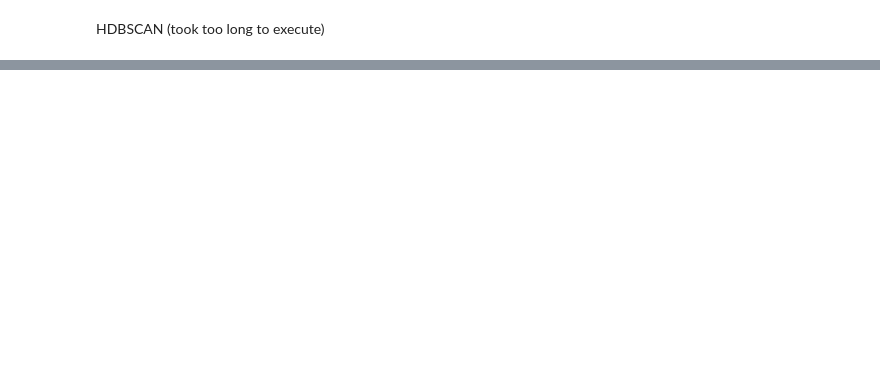
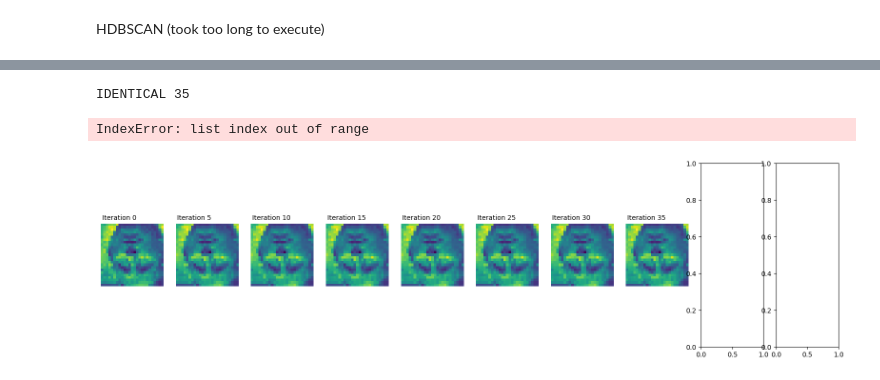
Before and after one commit to jtpotato/simc-2024, a Jupyter notebook: SIMC12_JMSS.ipynb, the cells around one changed output, grey strips where cells are left out. Drawn from its saved outputs; the diff is of its cells as text; code cells hidden in the pictures; blank space fills up the shorter version.

```diff
--- a/SIMC12_JMSS.ipynb
+++ b/SIMC12_JMSS.ipynb
@@ -514,7 +518,7 @@ b_kmeans = BisectingKMeans(
     n_clusters=4, n_init=10, bisecting_strategy="largest_cluster"
 )
 
-task_7_bkmeans_labels = b_kmeans.fit_predict(task_7_matrix)
+task_7_bkmeans_labels = b_kmeans.fit_predict(task_7_pca_weak)
 
 task_7_bkmeans_orientations = sort_to_clusters(task_7_matrix, task_7_bkmeans_labels)
 # %%
@@ -559,0 +584,44 @@ HDBSCAN (took too long to execute)
+# %%
+def sort_based_on_image(img: np.ndarray, matrix: np.ndarray) -> np.ndarray:
+    matrix_reshaped = matrix.reshape(-1, 25, 25)
+    img_reshaped = img.reshape(25, 25)
+
+    best_images = Parallel(n_jobs=cpu_count())(
+        delayed(find_best_rotation)(img_reshaped, matrix_reshaped[i])
+        for i in range(matrix_reshaped.shape[0])
+    )
+
+    return np.array(best_images).reshape(matrix.shape)
+# %%
+images = []
+last_image = task_7_final_image
+task_7_resorted = task_7_matrix.copy()
+
+NUM_ITERATIONS = 50
+
+for i in range(NUM_ITERATIONS):
+    task_7_resorted = sort_based_on_image(last_image, task_7_resorted)
+    images.append(np.reshape(average_img(task_7_resorted), (25, 25)))
+    last_image = images[-1]
+
+    if i > 1:
+        if np.array_equal(images[i], images[i - 1]):
+            print("IDENTICAL", i)
+            break
+# %% [output]
+IDENTICAL 35
+# %%
+# Plot all images into one plot
+
+task_7_subplot, task_7_axes = plt.subplots(1, 10, figsize=(20, 5))
+
+for i in range(10):
+    task_7_axes[i].matshow(images[NUM_ITERATIONS * i // 10])
+    task_7_axes[i].axis("off")
+    task_7_axes[i].text(0, -2, f"Iteration {NUM_ITERATIONS * i // 10}")
+
+plt.subplots_adjust(hspace=2, wspace=0.1)
+plt.show()
+# %% [output]
+IndexError: list index out of range
+[figure, added]
```
Also changed, not shown: parts of 19 cells of this notebook.
